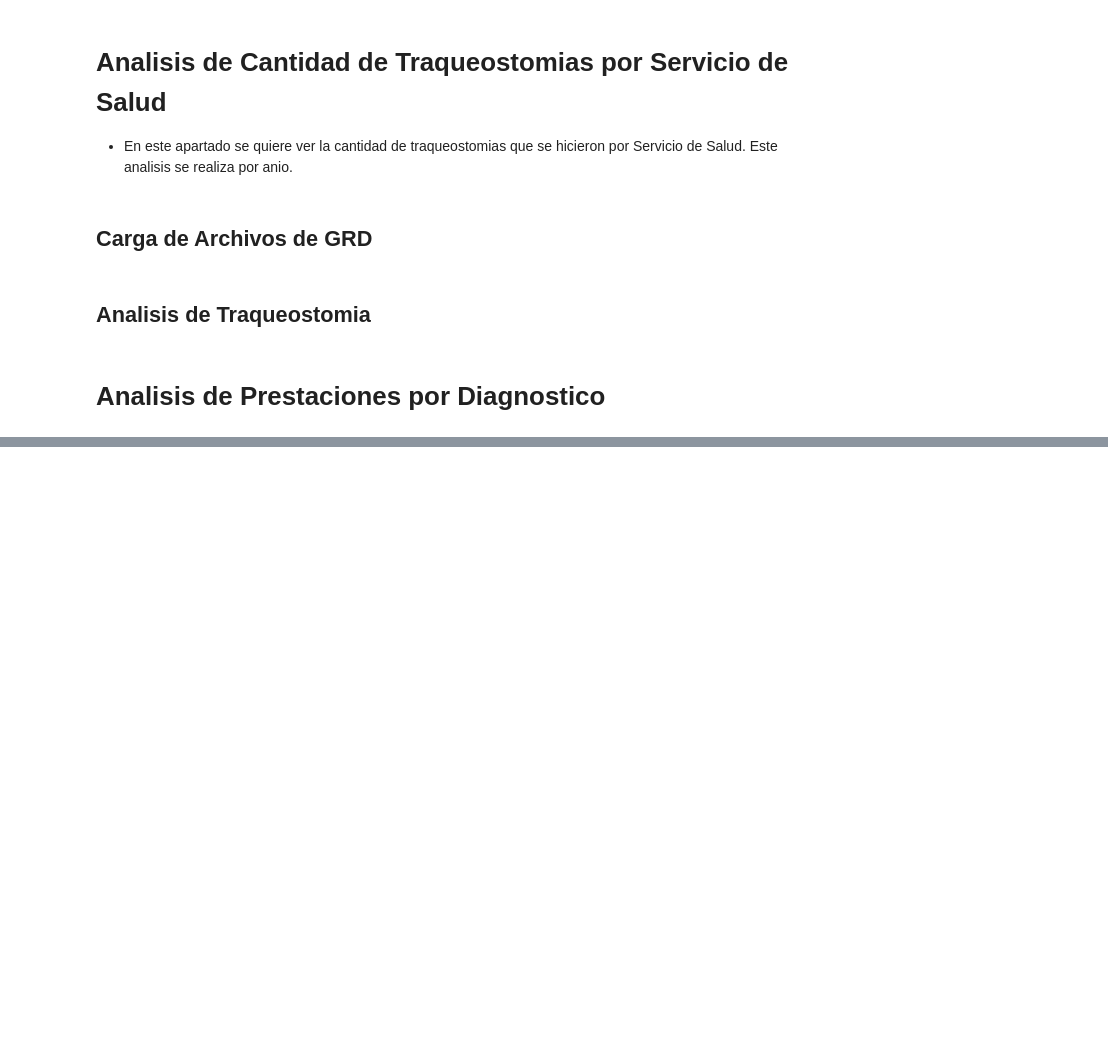
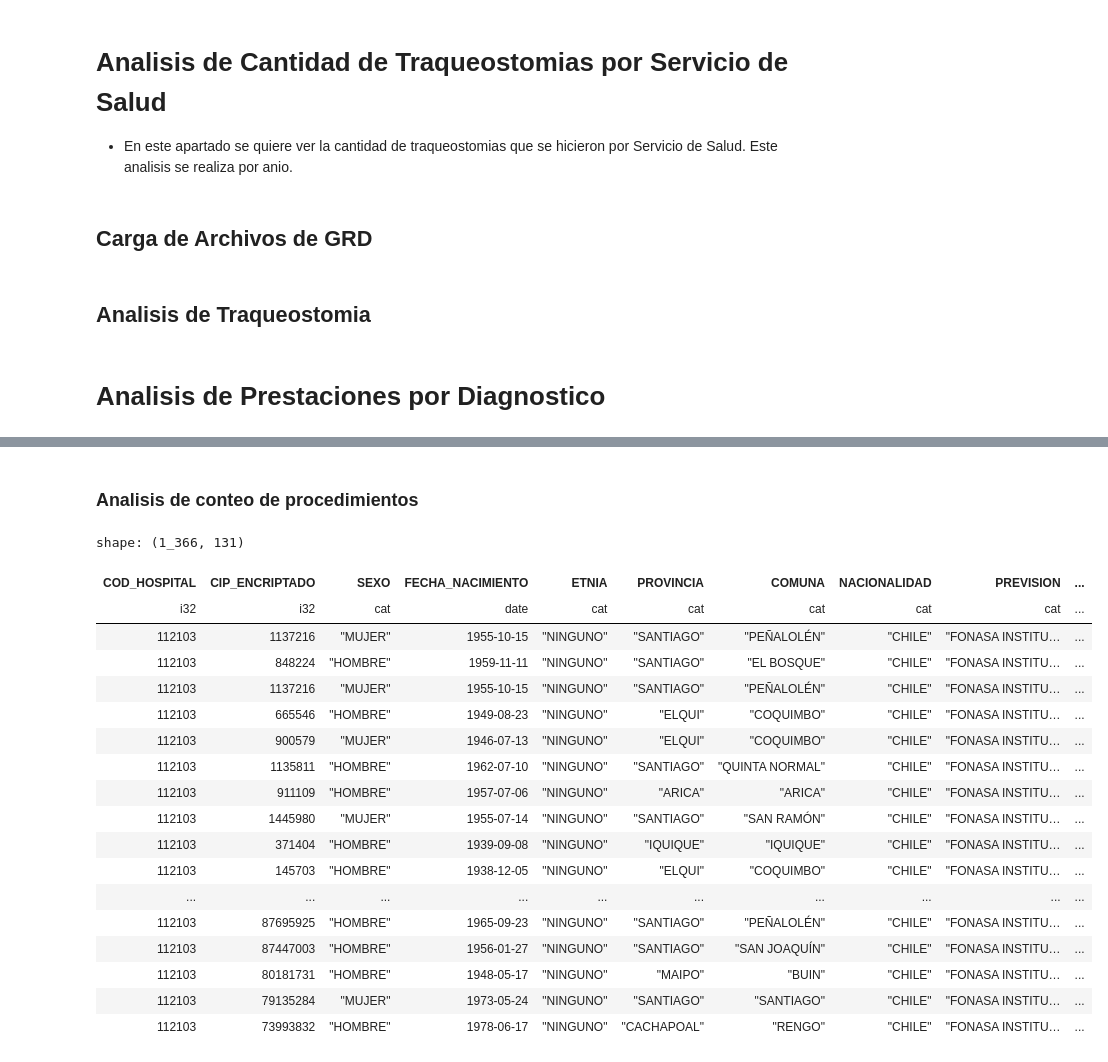
Before and after one commit to JavierRojas14/grd, a Jupyter notebook: analisis.ipynb, the cells around one changed output, grey strips where cells are left out. Saved outputs shown, nothing was run; the diff lists cells and outputs as text; code cells hidden in the pictures; blank space fills up the shorter version.

Commit message:
Obtiene conteos de diags mas frecuentes

```diff
--- a/analisis.ipynb
+++ b/analisis.ipynb
@@ -209,0 +214,3 @@ principal.
+# %%
+torax = dfp.filter(pl.col('COD_HOSPITAL') == 112103)
+torax.groupby(['DIAGNOSTICO1']).agg(pl.count()).sort(by='count', descending=True)
@@ -209,0 +243,28 @@ principal.
+# %% [markdown]
+### Analisis de conteo de procedimientos
+# %%
+i251 = torax.filter(
+    pl.col('DIAGNOSTICO1') == "I25.1"
+)
+# %%
+i251
+# %% [output]
+shape: (1_366, 131)
+| COD_HOSPITAL | CIP_ENCRIPTADO | SEXO | FECHA_NACIMIENTO | ETNIA | PROVINCIA | COMUNA | NACIONALIDAD | PREVISION | ... |
+| i32 | i32 | cat | date | cat | cat | cat | cat | cat | ... |
+| 112103 | 1137216 | "MUJER" | 1955-10-15 | "NINGUNO" | "SANTIAGO" | "PEÑALOLÉN" | "CHILE" | "FONASA INSTITU… | ... |
+| 112103 | 848224 | "HOMBRE" | 1959-11-11 | "NINGUNO" | "SANTIAGO" | "EL BOSQUE" | "CHILE" | "FONASA INSTITU… | ... |
+| 112103 | 1137216 | "MUJER" | 1955-10-15 | "NINGUNO" | "SANTIAGO" | "PEÑALOLÉN" | "CHILE" | "FONASA INSTITU… | ... |
+| 112103 | 665546 | "HOMBRE" | 1949-08-23 | "NINGUNO" | "ELQUI" | "COQUIMBO" | "CHILE" | "FONASA INSTITU… | ... |
+| 112103 | 900579 | "MUJER" | 1946-07-13 | "NINGUNO" | "ELQUI" | "COQUIMBO" | "CHILE" | "FONASA INSTITU… | ... |
+| 112103 | 1135811 | "HOMBRE" | 1962-07-10 | "NINGUNO" | "SANTIAGO" | "QUINTA NORMAL" | "CHILE" | "FONASA INSTITU… | ... |
+| 112103 | 911109 | "HOMBRE" | 1957-07-06 | "NINGUNO" | "ARICA" | "ARICA" | "CHILE" | "FONASA INSTITU… | ... |
+| 112103 | 1445980 | "MUJER" | 1955-07-14 | "NINGUNO" | "SANTIAGO" | "SAN RAMÓN" | "CHILE" | "FONASA INSTITU… | ... |
+| 112103 | 371404 | "HOMBRE" | 1939-09-08 | "NINGUNO" | "IQUIQUE" | "IQUIQUE" | "CHILE" | "FONASA INSTITU… | ... |
+| 112103 | 145703 | "HOMBRE" | 1938-12-05 | "NINGUNO" | "ELQUI" | "COQUIMBO" | "CHILE" | "FONASA INSTITU… | ... |
+| ... | ... | ... | ... | ... | ... | ... | ... | ... | ... |
+| 112103 | 87695925 | "HOMBRE" | 1965-09-23 | "NINGUNO" | "SANTIAGO" | "PEÑALOLÉN" | "CHILE" | "FONASA INSTITU… | ... |
+| 112103 | 87447003 | "HOMBRE" | 1956-01-27 | "NINGUNO" | "SANTIAGO" | "SAN JOAQUÍN" | "CHILE" | "FONASA INSTITU… | ... |
+| 112103 | 80181731 | "HOMBRE" | 1948-05-17 | "NINGUNO" | "MAIPO" | "BUIN" | "CHILE" | "FONASA INSTITU… | ... |
+| 112103 | 79135284 | "MUJER" | 1973-05-24 | "NINGUNO" | "SANTIAGO" | "SANTIAGO" | "CHILE" | "FONASA INSTITU… | ... |
+| 112103 | 73993832 | "HOMBRE" | 1978-06-17 | "NINGUNO" | "CACHAPOAL" | "RENGO" | "CHILE" | "FONASA INSTITU… | ... |
```
Also changed, not shown: parts of 5 cells of this notebook.
